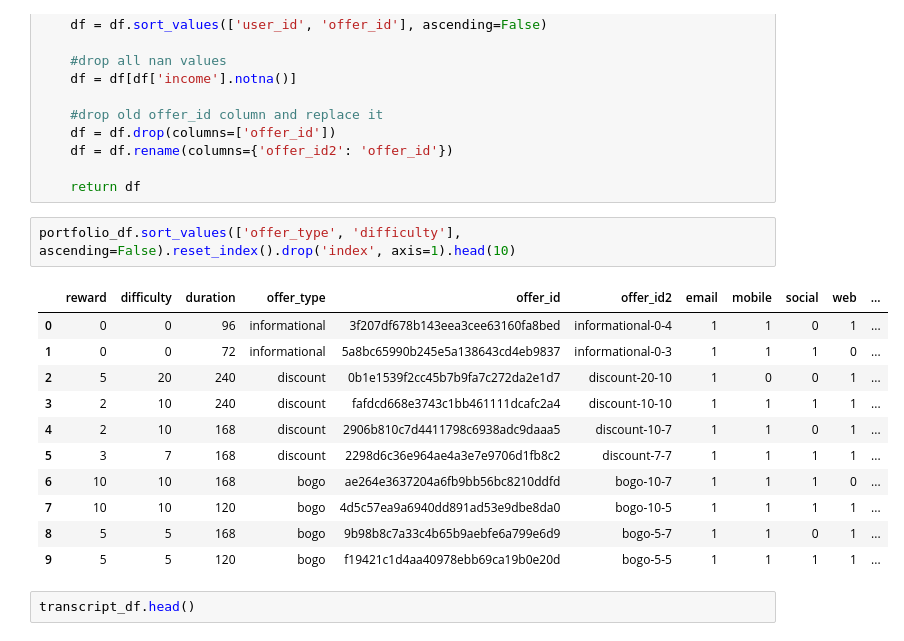
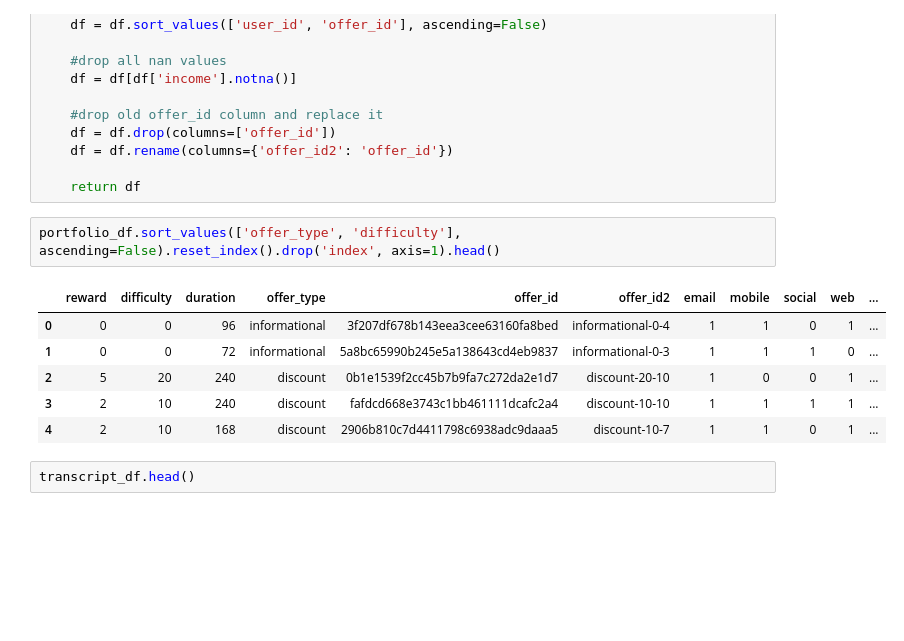
Before and after one commit to matsuch/Capstone-Project-Starbucks, a Jupyter notebook: Starbucks_Capstone_notebook.ipynb, the cells around one changed output. Cells and saved outputs as stored; diff of their text form; blank space fills up the shorter version.

```diff
--- a/Starbucks_Capstone_notebook.ipynb
+++ b/Starbucks_Capstone_notebook.ipynb
@@ -280,19 +281,14 @@ def final_merge(portfolio_df, transcript_df, profile_df):
 
     return df
 # %%
-portfolio_df.sort_values(['offer_type', 'difficulty'], ascending=False).reset_index().drop('index', axis=1).head(10)
+portfolio_df.sort_values(['offer_type', 'difficulty'], ascending=False).reset_index().drop('index', axis=1).head()
 # %% [output]
 |  | reward | difficulty | duration | offer_type | offer_id | offer_id2 | email | mobile | social | web | ... |
 | 0 | 0 | 0 | 96 | informational | 3f207df678b143eea3cee63160fa8bed | informational-0-4 | 1 | 1 | 0 | 1 | ... |
 | 1 | 0 | 0 | 72 | informational | 5a8bc65990b245e5a138643cd4eb9837 | informational-0-3 | 1 | 1 | 1 | 0 | ... |
 | 2 | 5 | 20 | 240 | discount | 0b1e1539f2cc45b7b9fa7c272da2e1d7 | discount-20-10 | 1 | 0 | 0 | 1 | ... |
 | 3 | 2 | 10 | 240 | discount | fafdcd668e3743c1bb461111dcafc2a4 | discount-10-10 | 1 | 1 | 1 | 1 | ... |
 | 4 | 2 | 10 | 168 | discount | 2906b810c7d4411798c6938adc9daaa5 | discount-10-7 | 1 | 1 | 0 | 1 | ... |
-| 5 | 3 | 7 | 168 | discount | 2298d6c36e964ae4a3e7e9706d1fb8c2 | discount-7-7 | 1 | 1 | 1 | 1 | ... |
-| 6 | 10 | 10 | 168 | bogo | ae264e3637204a6fb9bb56bc8210ddfd | bogo-10-7 | 1 | 1 | 1 | 0 | ... |
-| 7 | 10 | 10 | 120 | bogo | 4d5c57ea9a6940dd891ad53e9dbe8da0 | bogo-10-5 | 1 | 1 | 1 | 1 | ... |
-| 8 | 5 | 5 | 168 | bogo | 9b98b8c7a33c4b65b9aebfe6a799e6d9 | bogo-5-7 | 1 | 1 | 0 | 1 | ... |
-| 9 | 5 | 5 | 120 | bogo | f19421c1d4aa40978ebb69ca19b0e20d | bogo-5-5 | 1 | 1 | 1 | 1 | ... |
 # %%
 transcript_df.head()
 # %% [output]
```
Also changed, not shown: parts of 28 cells of this notebook.
